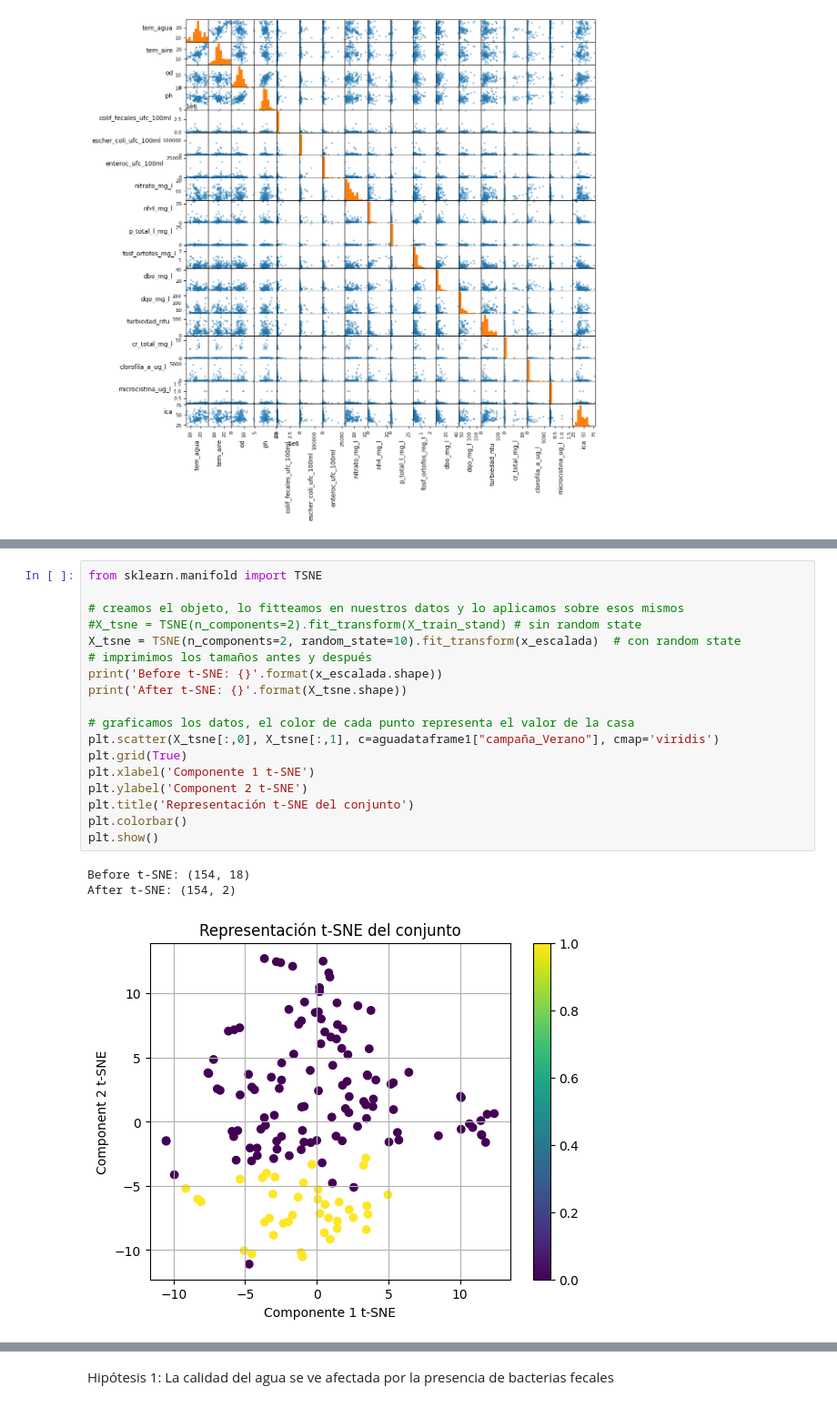
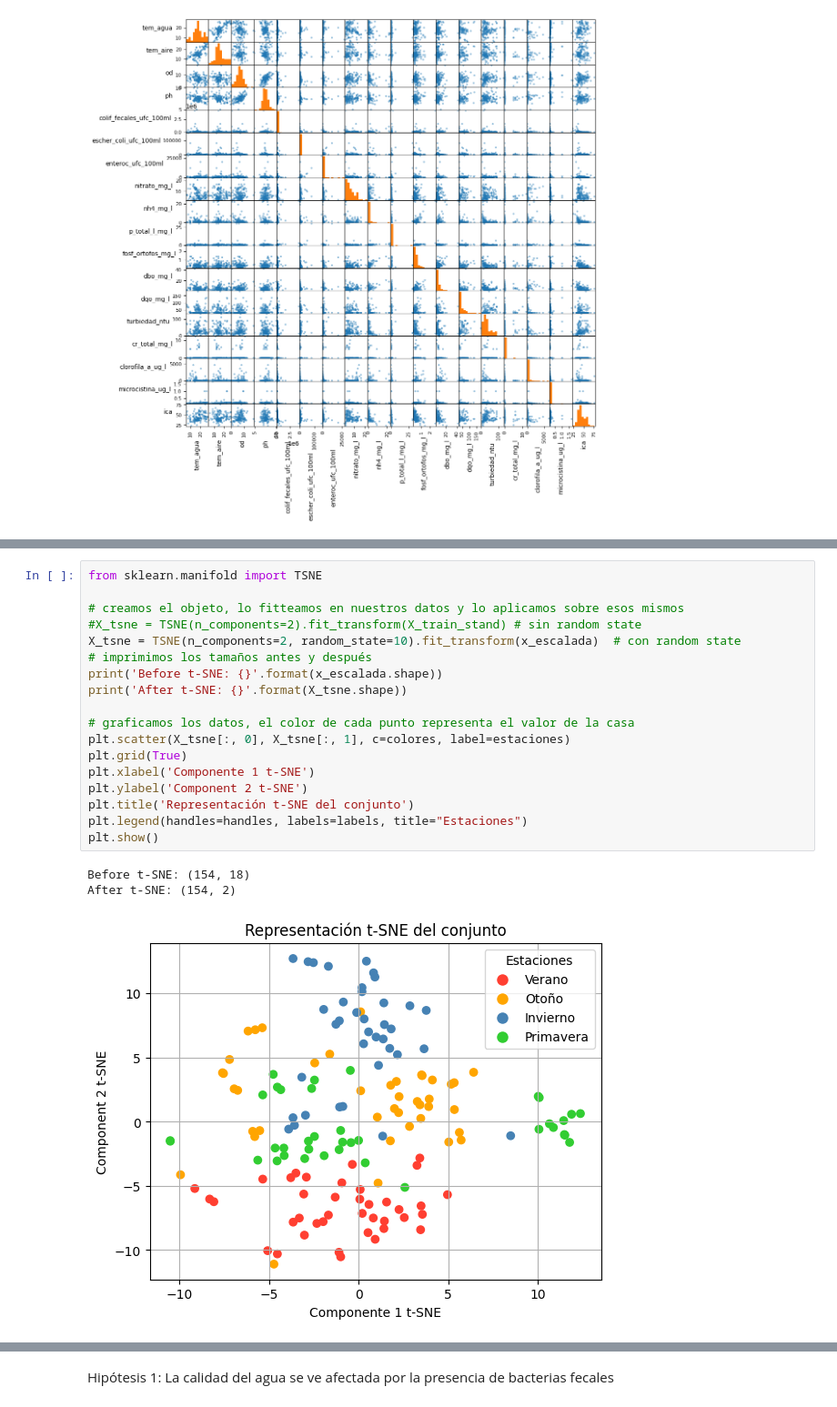
Before and after one commit to RamiroOrtiz02/PracticoEspecialGrupo14, a Jupyter notebook: codigo.ipynb, the cells around one changed output, grey strips where cells are left out. Shown at 91% size. Cells and saved outputs as stored; diff of their text form.

```diff
--- a/codigo.ipynb
+++ b/codigo.ipynb
@@ -149,25 +180,25 @@ plt.show()
 # %%
 from sklearn.manifold import TSNE
 
 # creamos el objeto, lo fitteamos en nuestros datos y lo aplicamos sobre esos mismos
 #X_tsne = TSNE(n_components=2).fit_transform(X_train_stand) # sin random state
 X_tsne = TSNE(n_components=2, random_state=10).fit_transform(x_escalada)  # con random state
 # imprimimos los tamaños antes y después
 print('Before t-SNE: {}'.format(x_escalada.shape))
 print('After t-SNE: {}'.format(X_tsne.shape))
 
 # graficamos los datos, el color de cada punto representa el valor de la casa
-plt.scatter(X_tsne[:,0], X_tsne[:,1], c=aguadataframe1["campaña_Verano"], cmap='viridis')
+plt.scatter(X_tsne[:, 0], X_tsne[:, 1], c=colores, label=estaciones)
 plt.grid(True)
 plt.xlabel('Componente 1 t-SNE')
 plt.ylabel('Component 2 t-SNE')
 plt.title('Representación t-SNE del conjunto')
-plt.colorbar()
+plt.legend(handles=handles, labels=labels, title="Estaciones")
 plt.show()
 # %% [output]
 Before t-SNE: (154, 18)
 After t-SNE: (154, 2)
-[figure, old version]
+[figure, new version]
 # %%
 import umap.umap_ as umap
 
```
Also changed, not shown: parts of 32 cells of this notebook.
